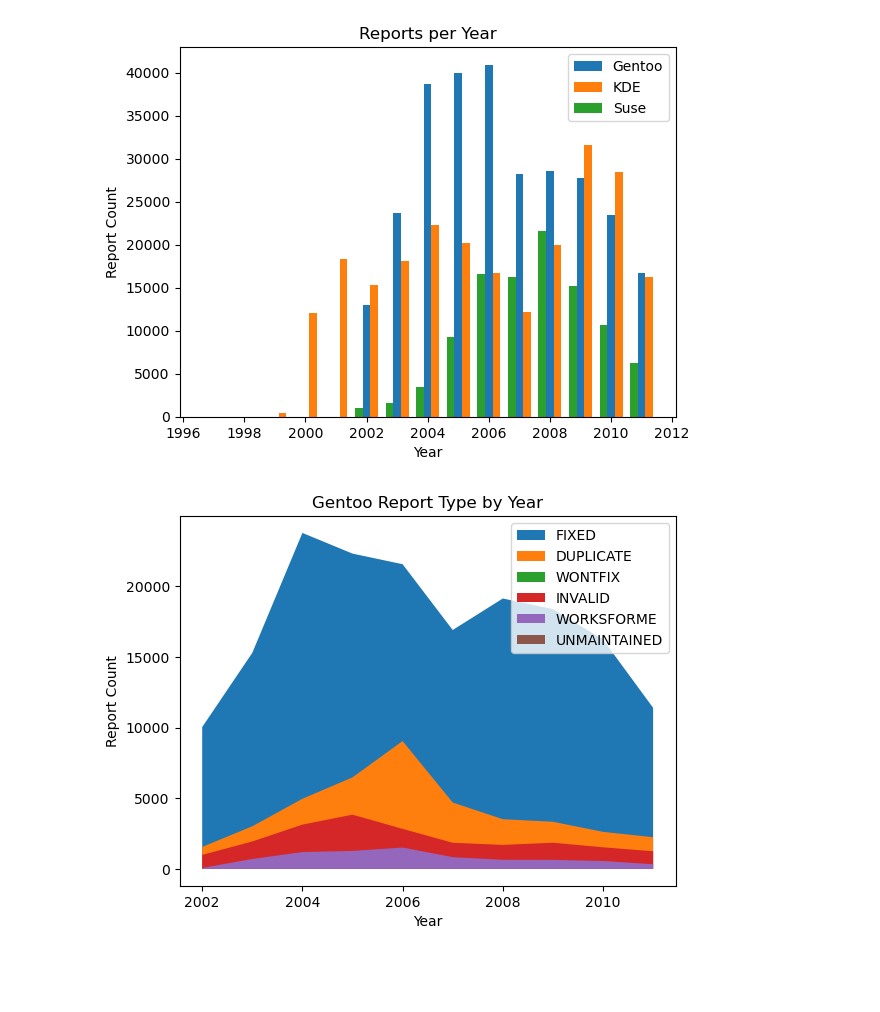
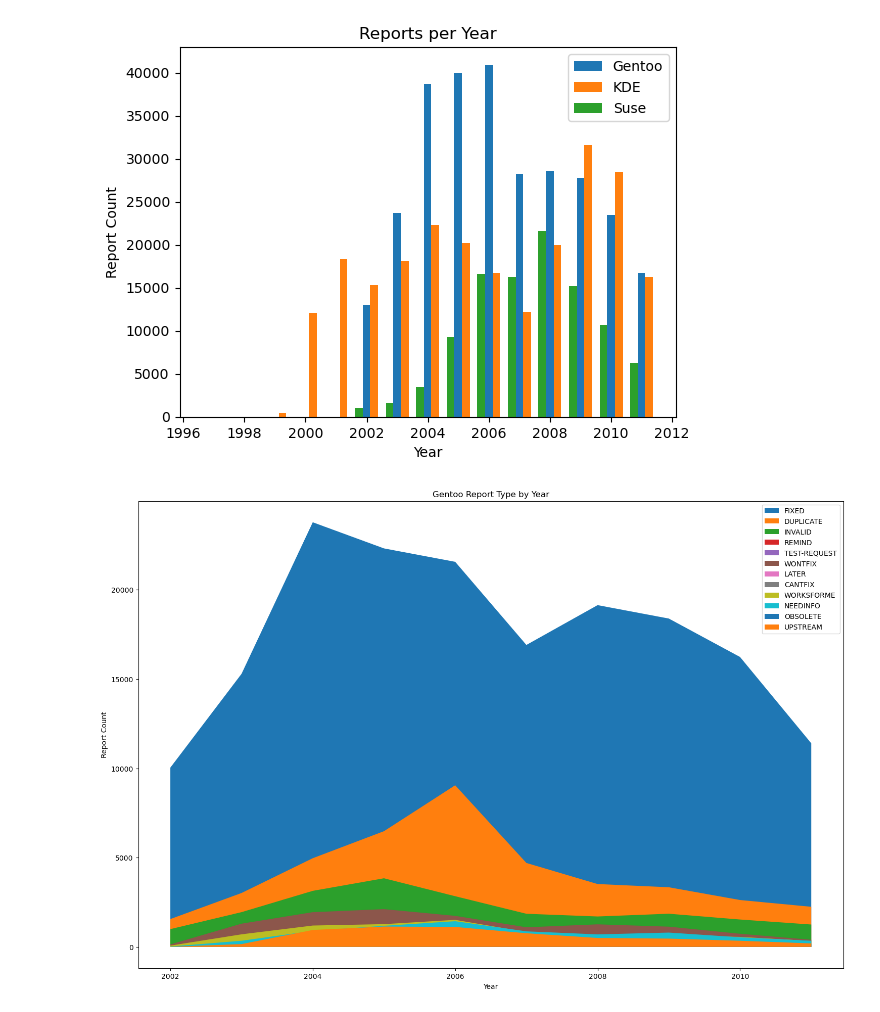
Before and after one commit to shaunpant2/bug-report-scraper, a Jupyter notebook: src/eval_data.ipynb, the cells around one changed output. Cells and saved outputs as stored; diff of their text form; code cells hidden in the pictures; blank space fills up the shorter version.

Commit message:
remove nan resolution type

```diff
--- a/src/eval_data.ipynb
+++ b/src/eval_data.ipynb
@@ -84,41 +84,45 @@ def get_each_report_type_count(df):
 
 # print("\nSUSE")
 # get_each_report_type_count(data.suse)
 
 def get_report_type_per_year(df):
   report_types_per_year = defaultdict(dict)
 
   years, counts = get_tickets_per_year(df)
 
   for year in years:
     sub_frame = df.loc[(df['creation_time'] == year)]
     for resolution in sub_frame['resolution'].unique():
       report_types_per_year[resolution][year] = len(sub_frame.loc[(sub_frame['resolution'] == resolution)])
 
   return report_types_per_year
 
 gentoo_years_report_type_count = get_report_type_per_year(data.gentoo)
 kde_years_report_type_count = get_report_type_per_year(data.kde)
 suse_years_report_type_count = get_report_type_per_year(data.suse)
 
 def plot_report_type_per_year(report_type_dict, title):
-  resolutions = ['FIXED', 'DUPLICATE', 'WONTFIX', 'INVALID', 'WORKSFORME', 'UNMAINTAINED']
-  for resolution in resolutions:
-    x = report_type_dict[resolution].keys()
-    y = []
-    for year in x:
-      y.append(report_type_dict[resolution][year])
-    plt.fill_between(x, y, label=resolution)
+  fig = plt.figure()
+  fig.set_figheight(12)
+  fig.set_figwidth(18)
+  for resolution in report_type_dict.keys():
+    if "nan" not in str(resolution):
+      x = report_type_dict[resolution].keys()
+      y = []
+      for year in x:
+        y.append(report_type_dict[resolution][year])
+      plt.fill_between(x, y, label=resolution)
+
   plt.xlabel("Year")
   plt.ylabel("Report Count")
   plt.title(title)
   plt.legend()
   plt.plot()
 
 
 plot_report_type_per_year(gentoo_years_report_type_count, "Gentoo Report Type by Year")
 # %% [output]
-[figure, old version]
+[figure, new version]
 # %%
 plot_report_type_per_year(kde_years_report_type_count, "KDE Report Type by Year")
 # %% [output]
```
Also changed, not shown: parts of 2 cells of this notebook.
